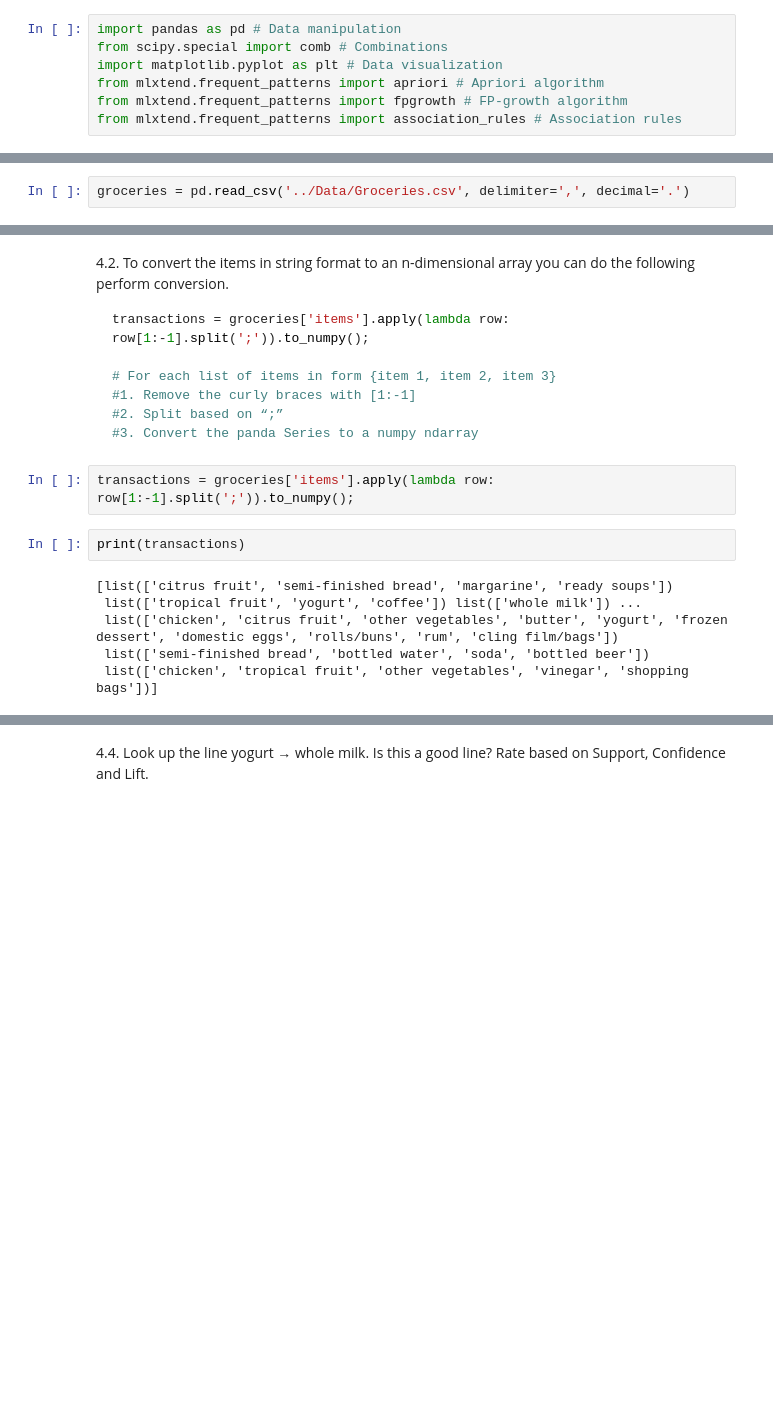
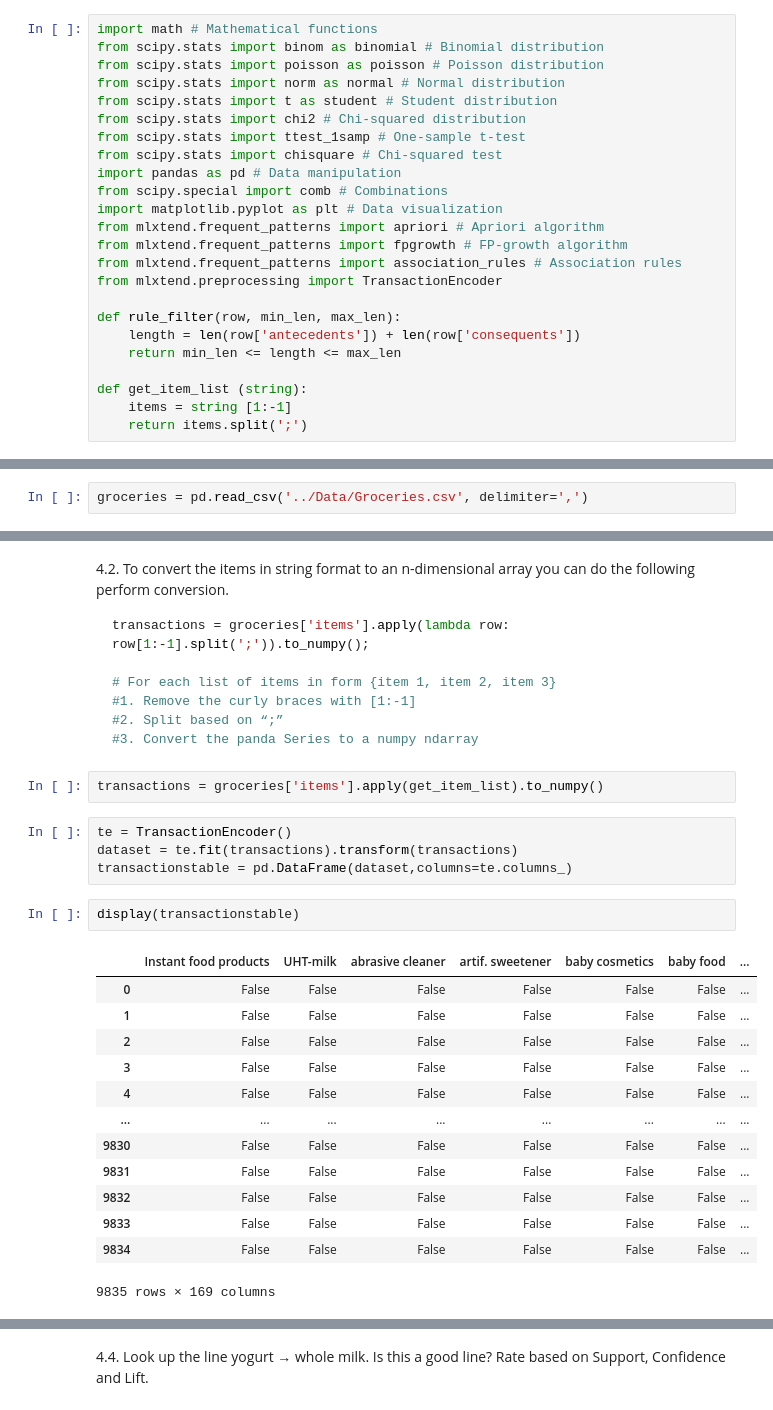
Before and after one commit to EliasDeHondt/DataScience2, a Jupyter notebook: W18P3/Exercises Repetition.ipynb, the cells around one changed output, grey strips where cells are left out. Drawn from its saved outputs; the diff is of its cells as text; blank space fills up the shorter version.

````diff
--- a/W18P3/Exercises Repetition.ipynb
+++ b/W18P3/Exercises Repetition.ipynb
@@ -1,12 +1,29 @@
 # %% [markdown]
 # Exercises Repetition
 # %%
+import math # Mathematical functions
+from scipy.stats import binom as binomial # Binomial distribution
+from scipy.stats import poisson as poisson # Poisson distribution
+from scipy.stats import norm as normal # Normal distribution
+from scipy.stats import t as student # Student distribution
+from scipy.stats import chi2 # Chi-squared distribution
+from scipy.stats import ttest_1samp # One-sample t-test
+from scipy.stats import chisquare # Chi-squared test
 import pandas as pd # Data manipulation
 from scipy.special import comb # Combinations
 import matplotlib.pyplot as plt # Data visualization
 from mlxtend.frequent_patterns import apriori # Apriori algorithm
 from mlxtend.frequent_patterns import fpgrowth # FP-growth algorithm
 from mlxtend.frequent_patterns import association_rules # Association rules
+from mlxtend.preprocessing import TransactionEncoder
+
+def rule_filter(row, min_len, max_len):
+    length = len(row['antecedents']) + len(row['consequents'])
+    return min_len <= length <= max_len
+
+def get_item_list (string):
+    items = string [1:-1]
+    return items.split(';')
 # %% [markdown]
 ## Theoretical questions
 # %% [markdown]
@@ -59,5 +166,5 @@ A store has analyzed a number of shopping carts. Look for the association rules.
 # %%
-groceries = pd.read_csv('../Data/Groceries.csv', delimiter=',', decimal='.')
+groceries = pd.read_csv('../Data/Groceries.csv', delimiter=',')
 # %%
 display(groceries.head())
 # %% [output]
@@ -78,13 +185,25 @@ transactions = groceries['items'].apply(lambda row: row[1:-1].split(';')).to_num
 #3. Convert the panda Series to a numpy ndarray
 ```
 # %%
-transactions = groceries['items'].apply(lambda row: row[1:-1].split(';')).to_numpy();
+transactions = groceries['items'].apply(get_item_list).to_numpy()
-# %%
-print(transactions)
-# %% [output]
-[list(['citrus fruit', 'semi-finished bread', 'margarine', 'ready soups'])
- list(['tropical fruit', 'yogurt', 'coffee']) list(['whole milk']) ...
- list(['chicken', 'citrus fruit', 'other vegetables', 'butter', 'yogurt', 'frozen dessert', 'domestic eggs', 'rolls/buns', 'rum', 'cling film/bags'])
- list(['semi-finished bread', 'bottled water', 'soda', 'bottled beer'])
- list(['chicken', 'tropical fruit', 'other vegetables', 'vinegar', 'shopping bags'])]
+# %%
+te = TransactionEncoder()
+dataset = te.fit(transactions).transform(transactions)
+transactionstable = pd.DataFrame(dataset,columns=te.columns_)
+# %%
+display(transactionstable)
+# %% [output]
+|  | Instant food products | UHT-milk | abrasive cleaner | artif. sweetener | baby cosmetics | baby food | ... |
+| 0 | False | False | False | False | False | False | ... |
+| 1 | False | False | False | False | False | False | ... |
+| 2 | False | False | False | False | False | False | ... |
+| 3 | False | False | False | False | False | False | ... |
+| 4 | False | False | False | False | False | False | ... |
+| ... | ... | ... | ... | ... | ... | ... | ... |
+| 9830 | False | False | False | False | False | False | ... |
+| 9831 | False | False | False | False | False | False | ... |
+| 9832 | False | False | False | False | False | False | ... |
+| 9833 | False | False | False | False | False | False | ... |
+| 9834 | False | False | False | False | False | False | ... |
+9835 rows × 169 columns
 # %% [markdown]
````
Also changed, not shown: parts of 30 cells of this notebook, 1 other file.
